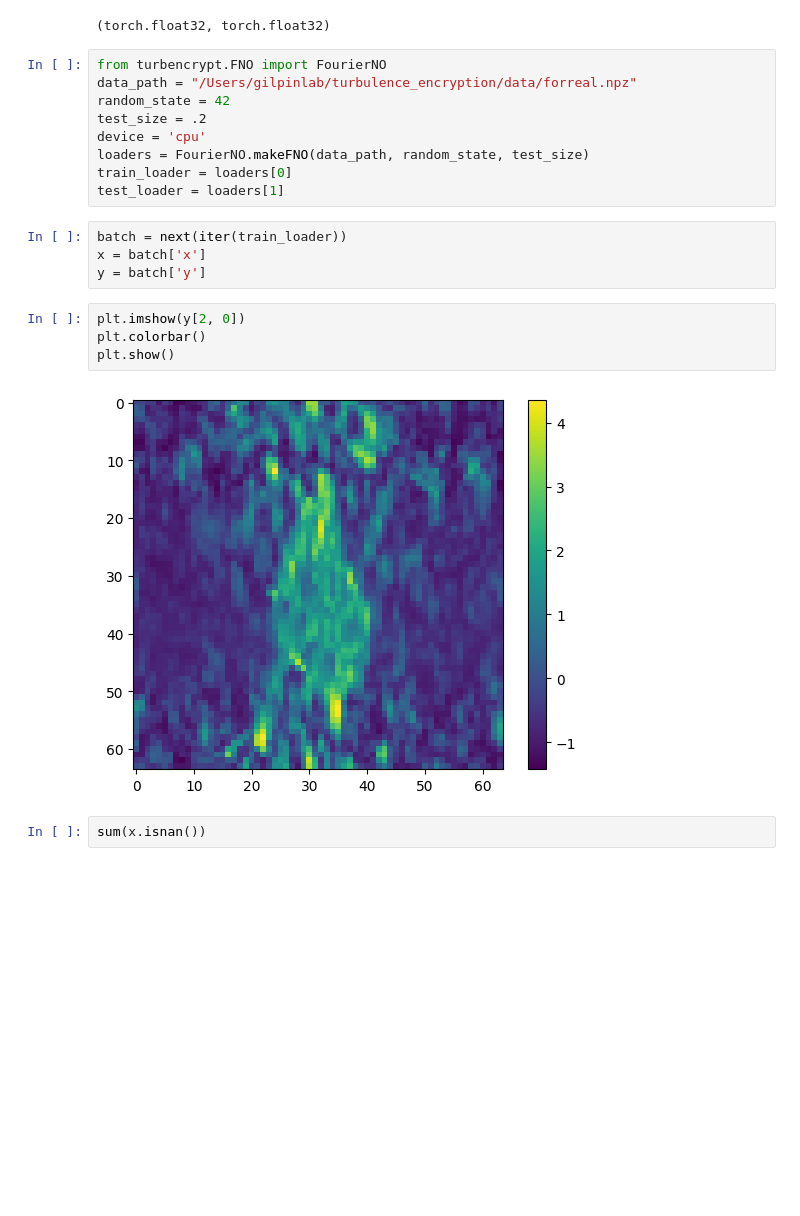
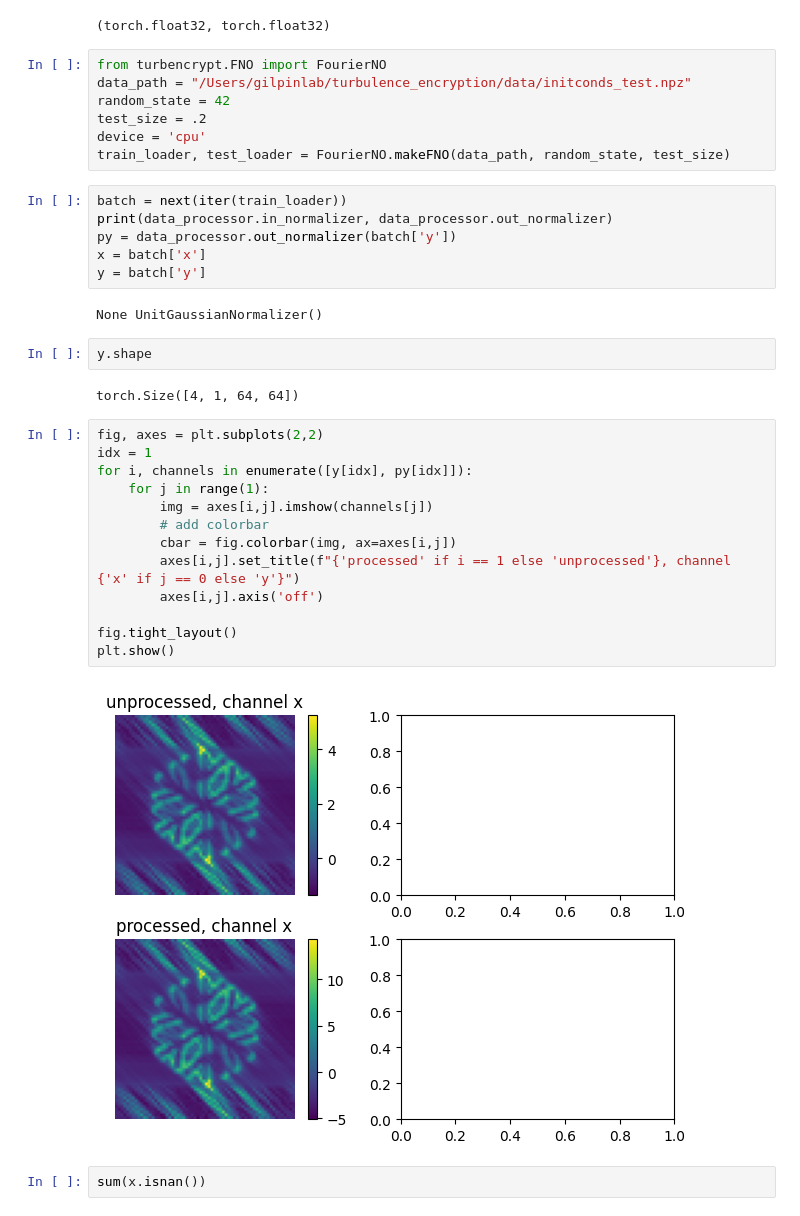
Before and after one commit to carsonmcvay17/turbulence_encryption, a Jupyter notebook: notebooks/example.ipynb, the cells around one changed output. Drawn from its saved outputs; the diff is of its cells as text; blank space fills up the shorter version.

```diff
--- a/notebooks/example.ipynb
+++ b/notebooks/example.ipynb
@@ -67,23 +67,38 @@ batch['x'].dtype, batch['y'].dtype
 (torch.float32, torch.float32)
 # %%
 from turbencrypt.FNO import FourierNO
-data_path = "/Users/gilpinlab/turbulence_encryption/data/forreal.npz"
+data_path = "/Users/gilpinlab/turbulence_encryption/data/initconds_test.npz"
 random_state = 42
 test_size = .2
 device = 'cpu'
-loaders = FourierNO.makeFNO(data_path, random_state, test_size)
-train_loader = loaders[0]
-test_loader = loaders[1]
+train_loader, test_loader = FourierNO.makeFNO(data_path, random_state, test_size)
 # %%
 batch = next(iter(train_loader))
+print(data_processor.in_normalizer, data_processor.out_normalizer)
+py = data_processor.out_normalizer(batch['y'])
 x = batch['x']
 y = batch['y']
+# %% [output]
+None UnitGaussianNormalizer()
-# %%
-plt.imshow(y[2, 0])
-plt.colorbar()
-plt.show()
-# %% [output]
-[figure, removed]
+# %%
+y.shape
+# %% [output]
+torch.Size([4, 1, 64, 64])
+# %%
+fig, axes = plt.subplots(2,2)
+idx = 1
+for i, channels in enumerate([y[idx], py[idx]]):
+    for j in range(1):
+        img = axes[i,j].imshow(channels[j])
+        # add colorbar
+        cbar = fig.colorbar(img, ax=axes[i,j])
+        axes[i,j].set_title(f"{'processed' if i == 1 else 'unprocessed'}, channel {'x' if j == 0 else 'y'}")
+        axes[i,j].axis('off')
+
+fig.tight_layout()
+plt.show()
+# %% [output]
+[figure, added]
 # %%
 sum(x.isnan())
 # %% [output]
```
Also changed, not shown: parts of 1 cell of this notebook, 6 other files.
